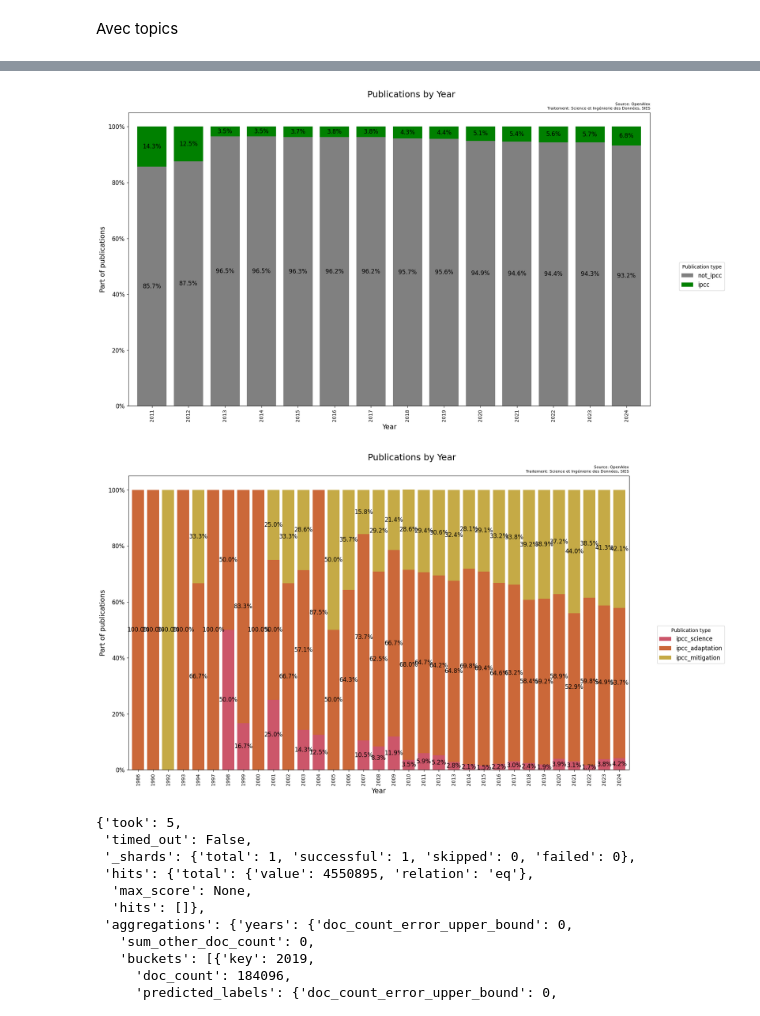
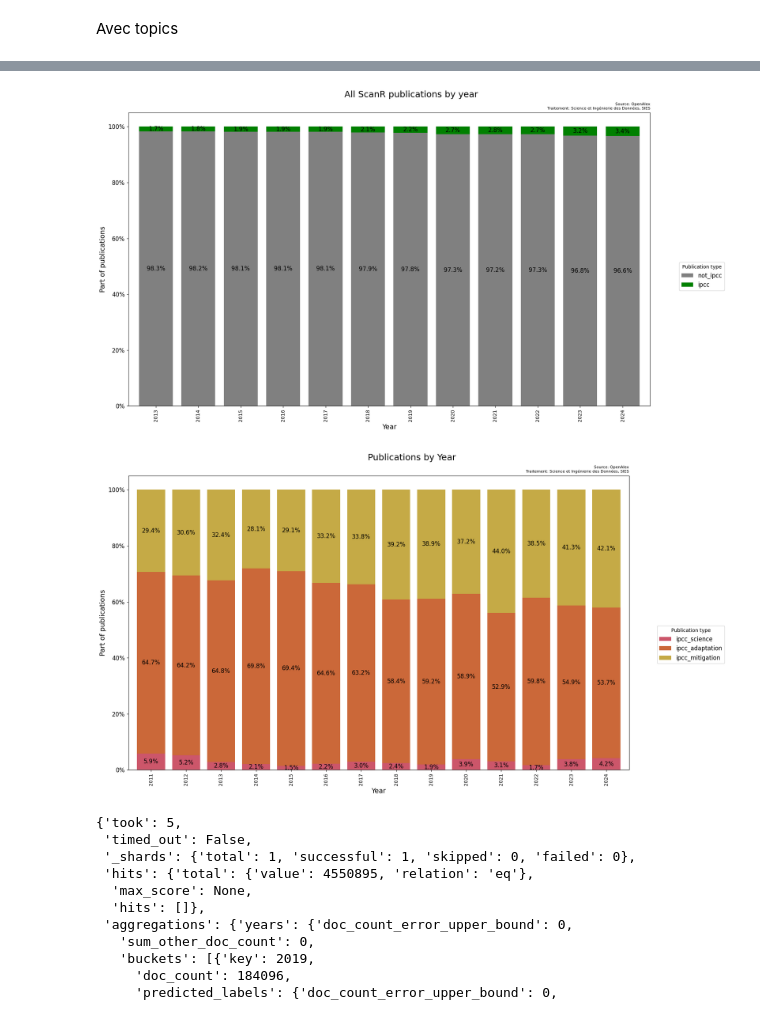
Before and after one commit to dataesr/teds, a Jupyter notebook: notebooks/IPCC_model_on_scanR_publications.ipynb, the cells around one changed output, grey strips where cells are left out. Saved outputs shown, nothing was run; the diff lists cells and outputs as text; code cells hidden in the pictures.

```diff
--- a/notebooks/IPCC_model_on_scanR_publications.ipynb
+++ b/notebooks/IPCC_model_on_scanR_publications.ipynb
@@ -233,7 +235,7 @@ body = {
     "bool": {
       "filter": {
        "exists": {
-         "field": "topics"
+         "field": "year"
        }
       }
     }
@@ -258,26 +260,27 @@ body = {
 data=get_from_es(body,'scanr-publications')
 data_counts={}
 for x in data['aggregations']['years']['buckets']:
-    data_counts[x['key']]=[]
-    if 'not_ipcc' in [bucket['key'] for bucket in x['predicted_labels']['buckets']]:
-        nb=[bucket['doc_count'] for bucket in x['predicted_labels']['buckets'] if bucket['key']=='not_ipcc'][0]
-        data_counts[x['key']].append(round(nb*100/x['doc_count'],1))
-    else:
-        data_counts[x['key']].append(0)
-    if 'ipcc' in [bucket['key'] for bucket in x['predicted_labels']['buckets']]:
-        nb=[bucket['doc_count'] for bucket in x['predicted_labels']['buckets'] if bucket['key']=='ipcc'][0]
-        data_counts[x['key']].append(round(nb*100/x['doc_count'],1))
-    else:
-        data_counts[x['key']].append(0)
+    if x['doc_count']>=500 and x['key']>=2013:
+      data_counts[x['key']]=[]
+      if 'not_ipcc' in [bucket['key'] for bucket in x['predicted_labels']['buckets']]:
+          nb=[bucket['doc_count'] for bucket in x['predicted_labels']['buckets'] if bucket['key']=='not_ipcc'][0]
+          data_counts[x['key']].append(round(nb*100/x['doc_count'],1))
+      else:
+          data_counts[x['key']].append(0)
+      if 'ipcc' in [bucket['key'] for bucket in x['predicted_labels']['buckets']]:
+          nb=[bucket['doc_count'] for bucket in x['predicted_labels']['buckets'] if bucket['key']=='ipcc'][0]
+          data_counts[x['key']].append(round(nb*100/x['doc_count'],1))
+      else:
+          data_counts[x['key']].append(0)
 data_counts={key: value for key, value in data_counts.items() if value!= [0, 0] and value != [100,0]}
 
 
 df = pd.DataFrame.from_dict(data_counts, orient='index', columns=['not_ipcc', 'ipcc'])
 df = df.sort_index()
 
-ax = df.head(20).plot(kind='bar', stacked=True, figsize=(18, 10), width=0.8, color=['gray', 'green'])
+ax = df.head(50).plot(kind='bar', stacked=True, figsize=(18, 10), width=0.8, color=['gray', 'green'])
 
-for i, (index, row) in enumerate(df.head(20).iterrows()):
+for i, (index, row) in enumerate(df.head(50).iterrows()):
     ax.text(i, row['not_ipcc'] / 2, f'{row["not_ipcc"]}%', ha='center', va='center', color='black', size=12)
     ax.text(i, row['not_ipcc'] + row['ipcc'] / 2, f'{row["ipcc"]}%', ha='center', va='center', color='black', size=12)
 
@@ -287,13 +290,13 @@ ax.set_yticklabels([f'{tick:.0f}%' for tick in ax.get_yticks()], fontsize=12)
 
 ax.legend(title='Publication type', bbox_to_anchor=(1.05, 0.5), loc='upper left', fontsize=12)
 
-plt.suptitle("Publications by Year", size=18)
+plt.suptitle("All ScanR publications by year", size=18)
 plt.title('Source: OpenAlex\nTraitement: Science et Ingénierie des Données, SIES', size=8, loc='right')
 
 plt.tight_layout()
 plt.show()
 # %% [output]
-[figure, old version]
+[figure, new version]
 # %%
 #sans les topics
 body = {
@@ -328,51 +331,52 @@ body = {
 data=get_from_es(body,'scanr-publications')
 data_counts={}
 for x in data['aggregations']['years']['buckets']:
-    data_counts[x['key']]=[]
-    tot=sum([i['doc_count'] for i in x['predicted_labels']['buckets'] if i['key'] in ['ipcc_science', 'ipcc_adaptation','ipcc_mitigation']])
-    if 'ipcc_science' in [bucket['key'] for bucket in x['predicted_labels']['buckets']]:
-        nb=[bucket['doc_count'] for bucket in x['predicted_labels']['buckets'] if bucket['key']=='ipcc_science'][0]
-        data_counts[x['key']].append(round(nb*100/tot,1))
-    else:
-        data_counts[x['key']].append(0)
-    if 'ipcc_adaptation' in [bucket['key'] for bucket in x['predicted_labels']['buckets']]:
-        nb=[bucket['doc_count'] for bucket in x['predicted_labels']['buckets'] if bucket['key']=='ipcc_adaptation'][0]
-        data_counts[x['key']].append(round(nb*100/tot,1))
-    else:
-        data_counts[x['key']].append(0)
-    if 'ipcc_mitigation' in [bucket['key'] for bucket in x['predicted_labels']['buckets']]:
-        nb=[bucket['doc_count'] for bucket in x['predicted_labels']['buckets'] if bucket['key']=='ipcc_mitigation'][0]
-        data_counts[x['key']].append(round(nb*100/tot,1))
-    else:
-        data_counts[x['key']].append(0)
+    if x['doc_count']>=500 and x['key']>=2011:
+      data_counts[x['key']]=[]
+      tot=sum([i['doc_count'] for i in x['predicted_labels']['buckets'] if i['key'] in ['ipcc_science', 'ipcc_adaptation','ipcc_mitigation']])
+      if 'ipcc_science' in [bucket['key'] for bucket in x['predicted_labels']['buckets']]:
+          nb=[bucket['doc_count'] for bucket in x['predicted_labels']['buckets'] if bucket['key']=='ipcc_science'][0]
+          data_counts[x['key']].append(round(nb*100/tot,1))
+      else:
+          data_counts[x['key']].append(0)
+      if 'ipcc_adaptation' in [bucket['key'] for bucket in x['predicted_labels']['buckets']]:
+          nb=[bucket['doc_count'] for bucket in x['predicted_labels']['buckets'] if bucket['key']=='ipcc_adaptation'][0]
+          data_counts[x['key']].append(round(nb*100/tot,1))
+      else:
+          data_counts[x['key']].append(0)
+      if 'ipcc_mitigation' in [bucket['key'] for bucket in x['predicted_labels']['buckets']]:
+          nb=[bucket['doc_count'] for bucket in x['predicted_labels']['buckets'] if bucket['key']=='ipcc_mitigation'][0]
+          data_counts[x['key']].append(round(nb*100/tot,1))
+      else:
+          data_counts[x['key']].append(0)
 data_counts={key: value for key, value in data_counts.items() if value!= [0, 0, 0]}
 df = pd.DataFrame.from_dict(data_counts, orient='index', columns=['ipcc_science', 'ipcc_adaptation','ipcc_mitigation'])
 df = df.sort_index()
 
 list_colors=["#cc566a","#cb6839","#c5aa46","#747734","#62b055","#4bb2ac","#7377cc","#be5dae"]
 ax = df.head(50).plot(kind='bar', stacked=True, figsize=(18, 10), width=0.8, color=list_colors)
 
 for i, (index, row) in enumerate(df.head(50).iterrows()):
     if row["ipcc_science"]!=0:
       ax.text(i, row['ipcc_science'] / 2, f'{row["ipcc_science"]}%', ha='center', va='center', color='black', size=12)
     if row["ipcc_adaptation"]!=0:
       ax.text(i, row['ipcc_science'] + row['ipcc_adaptation'] / 2, f'{row["ipcc_adaptation"]}%', ha='center', va='center', color='black', size=12)
     if row["ipcc_mitigation"]!=0:
       ax.text(i, row['ipcc_science'] + row['ipcc_adaptation'] + row['ipcc_mitigation']/ 2, f'{row["ipcc_mitigation"]}%', ha='center', va='center', color='black', size=12)
 
 ax.set_xlabel('Year', fontsize=14)
 ax.set_ylabel('Part of publications', fontsize=14)
 ax.set_yticklabels([f'{tick:.0f}%' for tick in ax.get_yticks()], fontsize=12)
 
 ax.legend(title='Publication type', bbox_to_anchor=(1.05, 0.5), loc='upper left', fontsize=12)
 
 plt.suptitle("Publications by Year", size=18)
 plt.title('Source: OpenAlex\nTraitement: Science et Ingénierie des Données, SIES', size=8, loc='right')
 
 plt.tight_layout()
 plt.show()
 # %% [output]
-[figure, old version]
+[figure, new version]
 # %%
 data
 # %% [output]
```
Also changed, not shown: parts of 5 cells of this notebook.
